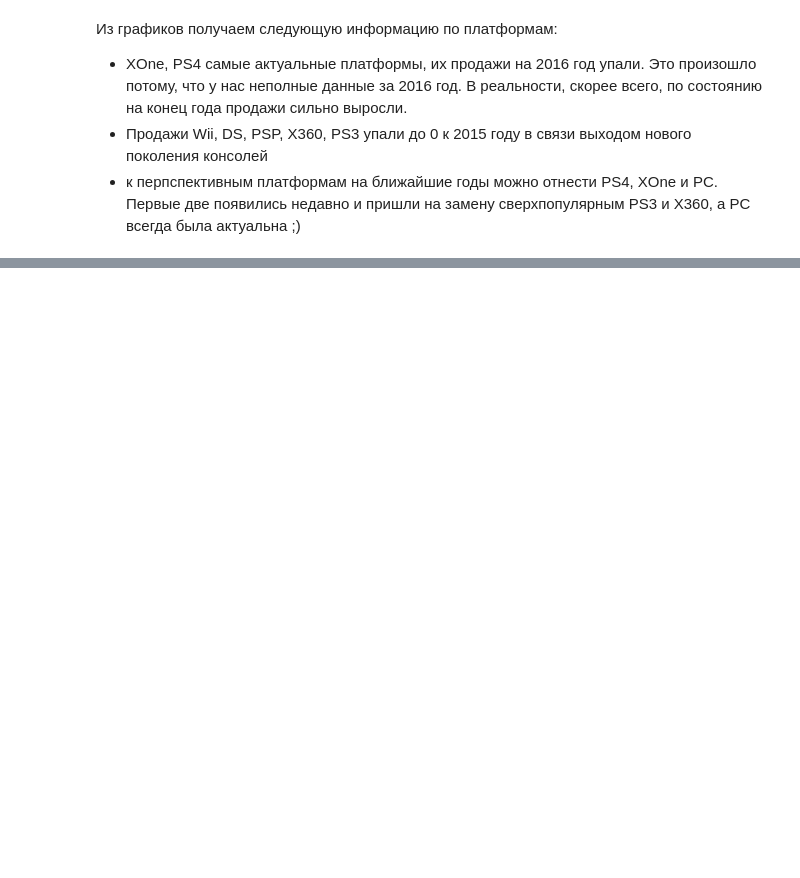
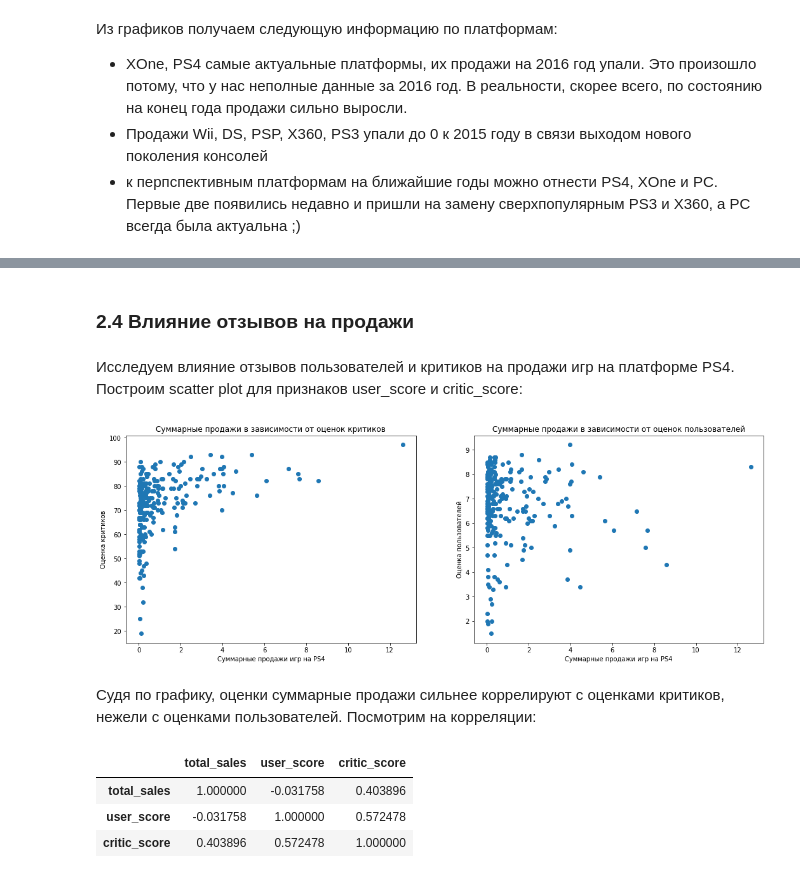
Before and after one commit to skeichenka/yndxdacourse, a Jupyter notebook: final project.ipynb, the cells around one changed output, grey strips where cells are left out. Cells and saved outputs as stored; diff of their text form; code cells hidden in the pictures; blank space fills up the shorter version.

```diff
--- a/final project.ipynb
+++ b/final project.ipynb
@@ -517,0 +523,25 @@ df_since_2011[df_since_2011.platform.isin(['XOne', 'PS4', 'PC'])].boxplot(by='pl
+# %% [markdown]
+### 2.4 Влияние отзывов на продажи
+# %% [markdown]
+Исследуем влияние отзывов пользователей и критиков на продажи игр на платформе PS4. Построим scatter plot для признаков user_score и critic_score:
+# %%
+fig, axes = plt.subplots(1, 2, figsize=(18, 6))
+axes[0].scatter(x=df_since_2011[df_since_2011.platform == 'PS4']['total_sales'], y=df_since_2011[df_since_2011.platform == 'PS4']['critic_score'])
+axes[0].set_title("Суммарные продажи в зависимости от оценок критиков")
+axes[0].set_xlabel("Суммарные продажи игр на PS4")
+axes[0].set_ylabel("Оценка критиков")
+axes[1].scatter(x=df_since_2011[df_since_2011.platform == 'PS4']['total_sales'], y=df_since_2011[df_since_2011.platform == 'PS4']['user_score'])
+axes[1].set_title("Суммарные продажи в зависимости от оценок пользователей")
+axes[1].set_xlabel("Суммарные продажи игр на PS4")
+axes[1].set_ylabel("Оценка пользователей");
+# %% [output]
+[figure, added]
+# %% [markdown]
+Судя по графику, оценки суммарные продажи сильнее коррелируют с оценками критиков, нежели с оценками пользователей. Посмотрим на корреляции:
+# %%
+df_since_2011[df_since_2011.platform == 'PS4'][['total_sales', 'user_score', 'critic_score']].corr()
+# %% [output]
+|  | total_sales | user_score | critic_score |
+| total_sales | 1.000000 | -0.031758 | 0.403896 |
+| user_score | -0.031758 | 1.000000 | 0.572478 |
+| critic_score | 0.403896 | 0.572478 | 1.000000 |
```
Also changed, not shown: parts of 71 cells of this notebook.
